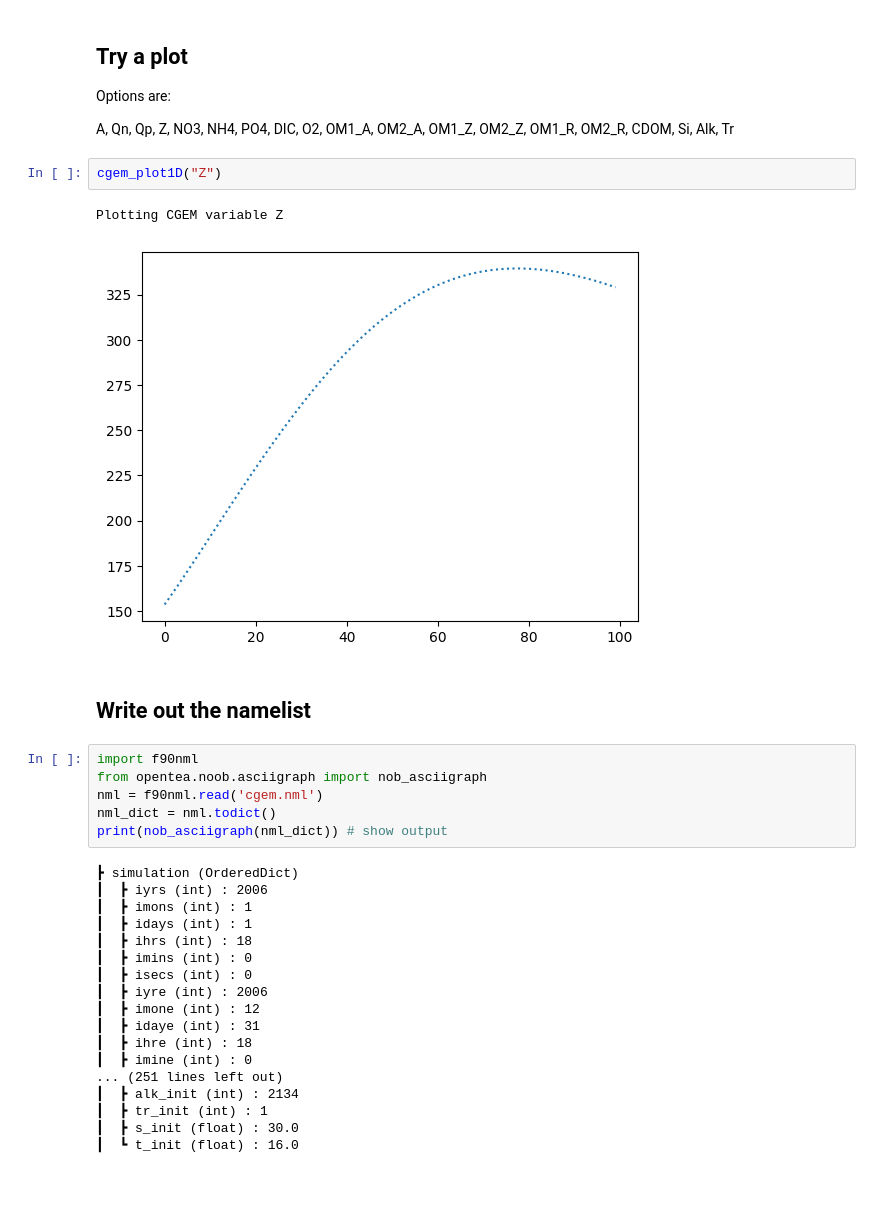
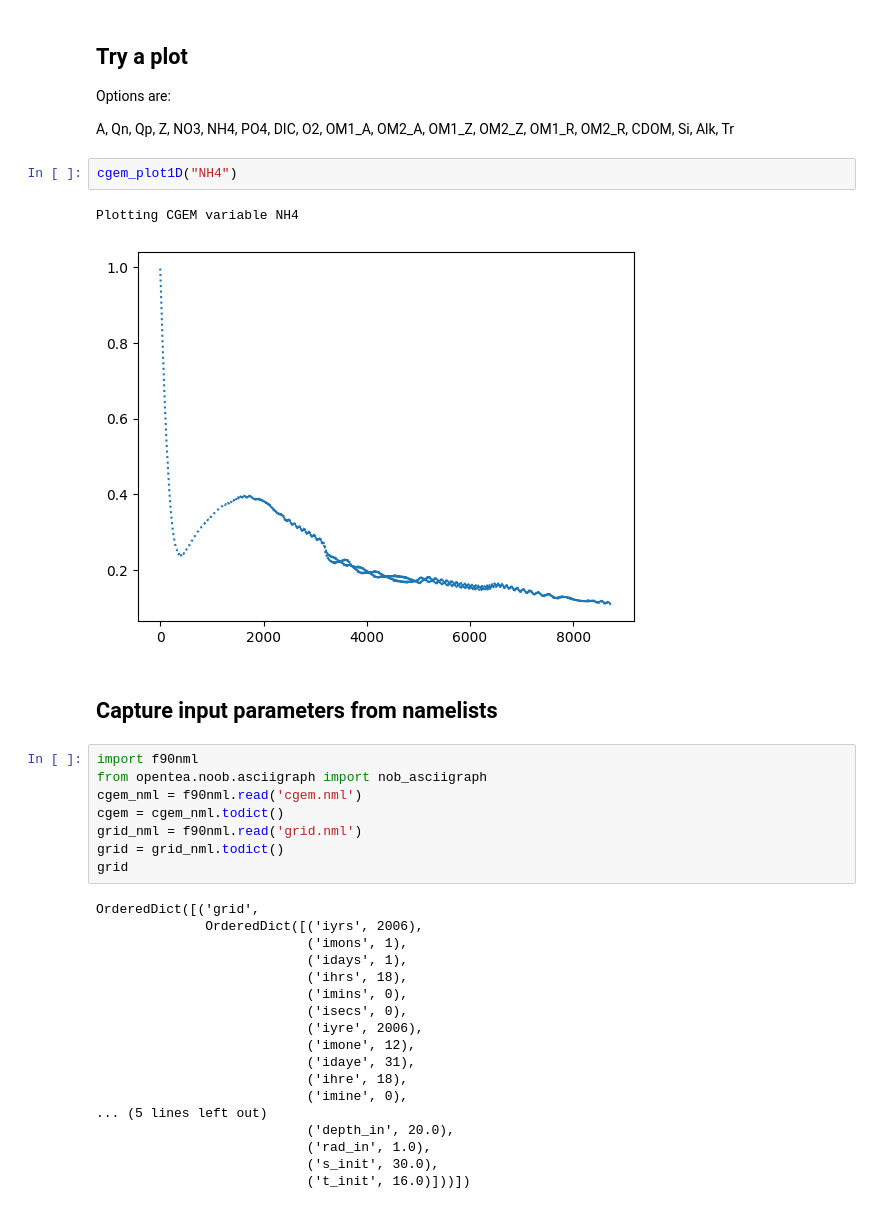
Before and after one commit to OyBcSt/cgem-schism, a Jupyter notebook: cgem.ipynb, the cells around one changed output. Drawn from its saved outputs; the diff is of its cells as text.

```diff
--- a/cgem.ipynb
+++ b/cgem.ipynb
@@ -16,33 +16,35 @@ Options are:
 
 A, Qn, Qp, Z, NO3, NH4, PO4, DIC, O2, OM1_A, OM2_A, OM1_Z, OM2_Z, OM1_R, OM2_R, CDOM, Si, Alk, Tr
 # %%
-cgem_plot1D("Z")
+cgem_plot1D("NH4")
 # %% [output]
-Plotting CGEM variable Z
+Plotting CGEM variable NH4
-[figure, old version]
+[figure, new version]
 # %% [markdown]
-## Write out the namelist
+## Capture input parameters from namelists
 # %%
 import f90nml
 from opentea.noob.asciigraph import nob_asciigraph
-nml = f90nml.read('cgem.nml')
-nml_dict = nml.todict()
-print(nob_asciigraph(nml_dict)) # show output
+cgem_nml = f90nml.read('cgem.nml')
+cgem = cgem_nml.todict()
+grid_nml = f90nml.read('grid.nml')
+grid = grid_nml.todict()
+grid
 # %% [output]
-┣ simulation (OrderedDict)
-┃  ┣ iyrs (int) : 2006
-┃  ┣ imons (int) : 1
-┃  ┣ idays (int) : 1
-┃  ┣ ihrs (int) : 18
-┃  ┣ imins (int) : 0
-┃  ┣ isecs (int) : 0
-┃  ┣ iyre (int) : 2006
-┃  ┣ imone (int) : 12
-┃  ┣ idaye (int) : 31
-┃  ┣ ihre (int) : 18
-┃  ┣ imine (int) : 0
-... (251 lines left out)
-┃  ┣ alk_init (int) : 2134
-┃  ┣ tr_init (int) : 1
-┃  ┣ s_init (float) : 30.0
-┃  ┗ t_init (float) : 16.0
+OrderedDict([('grid',
+              OrderedDict([('iyrs', 2006),
+                           ('imons', 1),
+                           ('idays', 1),
+                           ('ihrs', 18),
+                           ('imins', 0),
+                           ('isecs', 0),
+                           ('iyre', 2006),
+                           ('imone', 12),
+                           ('idaye', 31),
+                           ('ihre', 18),
+                           ('imine', 0),
+... (5 lines left out)
+                           ('depth_in', 20.0),
+                           ('rad_in', 1.0),
+                           ('s_init', 30.0),
+                           ('t_init', 16.0)]))])
```
Also changed, not shown: parts of 14 cells of this notebook, 3 other files.
